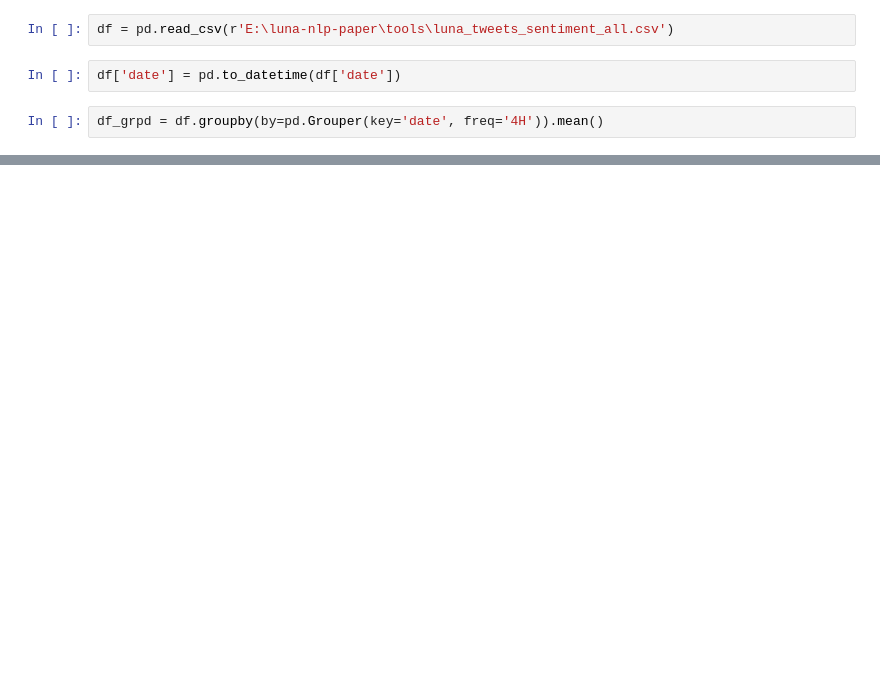
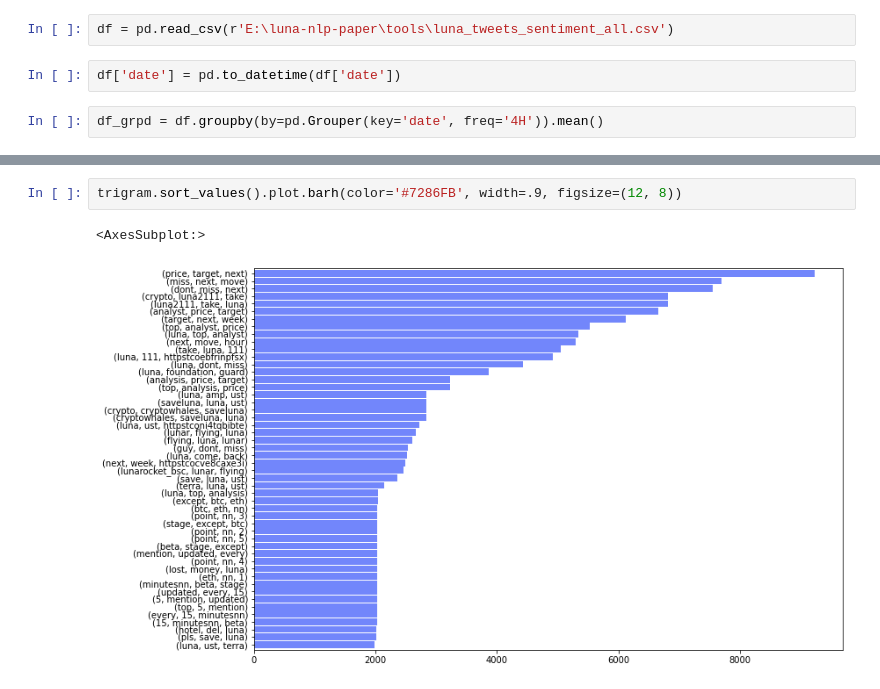
Before and after one commit to jzmujdzin/luna-nlp-paper, a Jupyter notebook: notebooks/plots.ipynb, the cells around one changed output, grey strips where cells are left out. Saved outputs shown, nothing was run; the diff lists cells and outputs as text; blank space fills up the shorter version.

```diff
--- a/notebooks/plots.ipynb
+++ b/notebooks/plots.ipynb
@@ -19,0 +50,5 @@ sns.histplot(df_grpd.vader)
+# %%
+trigram.sort_values().plot.barh(color='#7286FB', width=.9, figsize=(12, 8))
+# %% [output]
+<AxesSubplot:>
+[figure, added]
```
Also changed, not shown: parts of 13 cells of this notebook, 1 other file.
